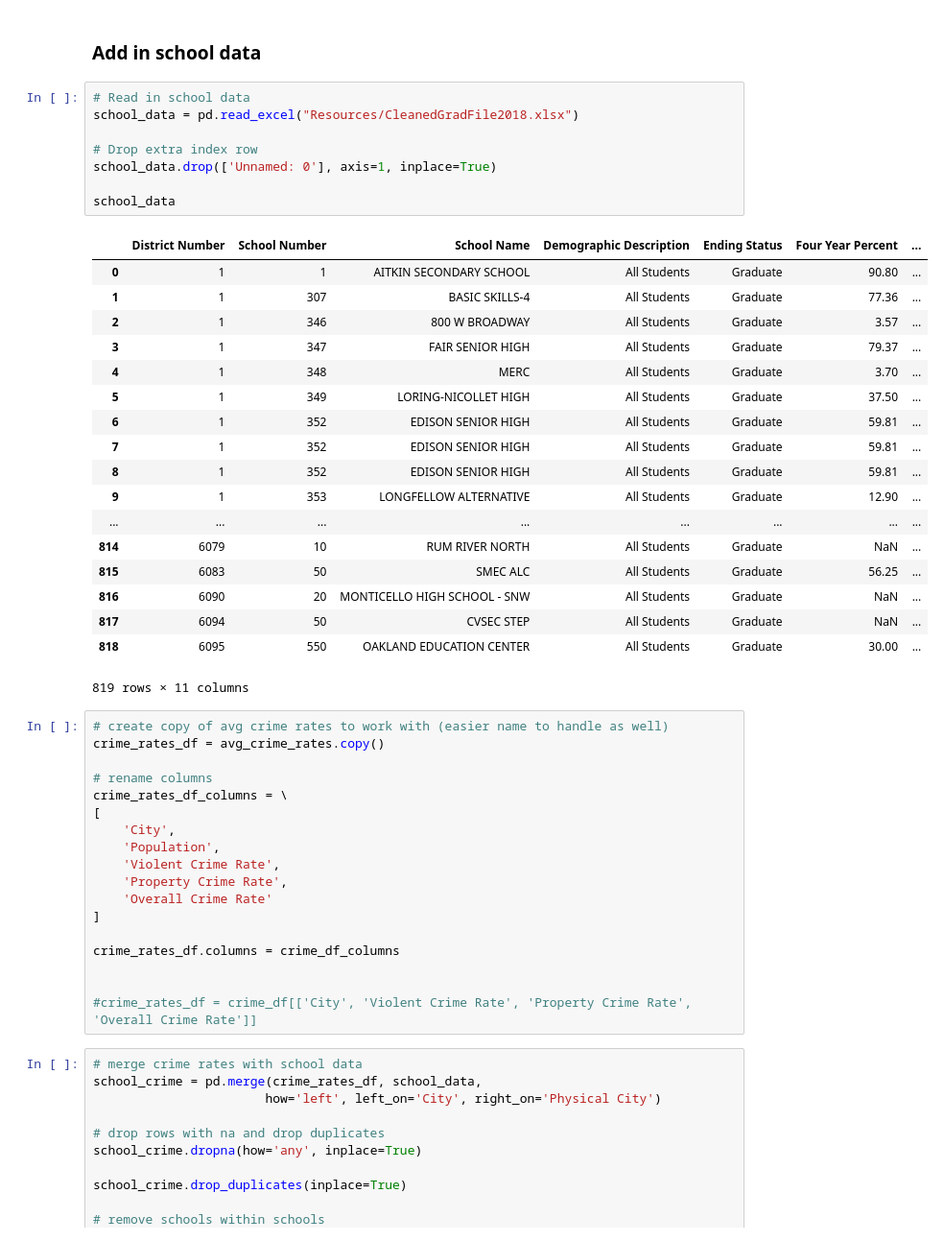
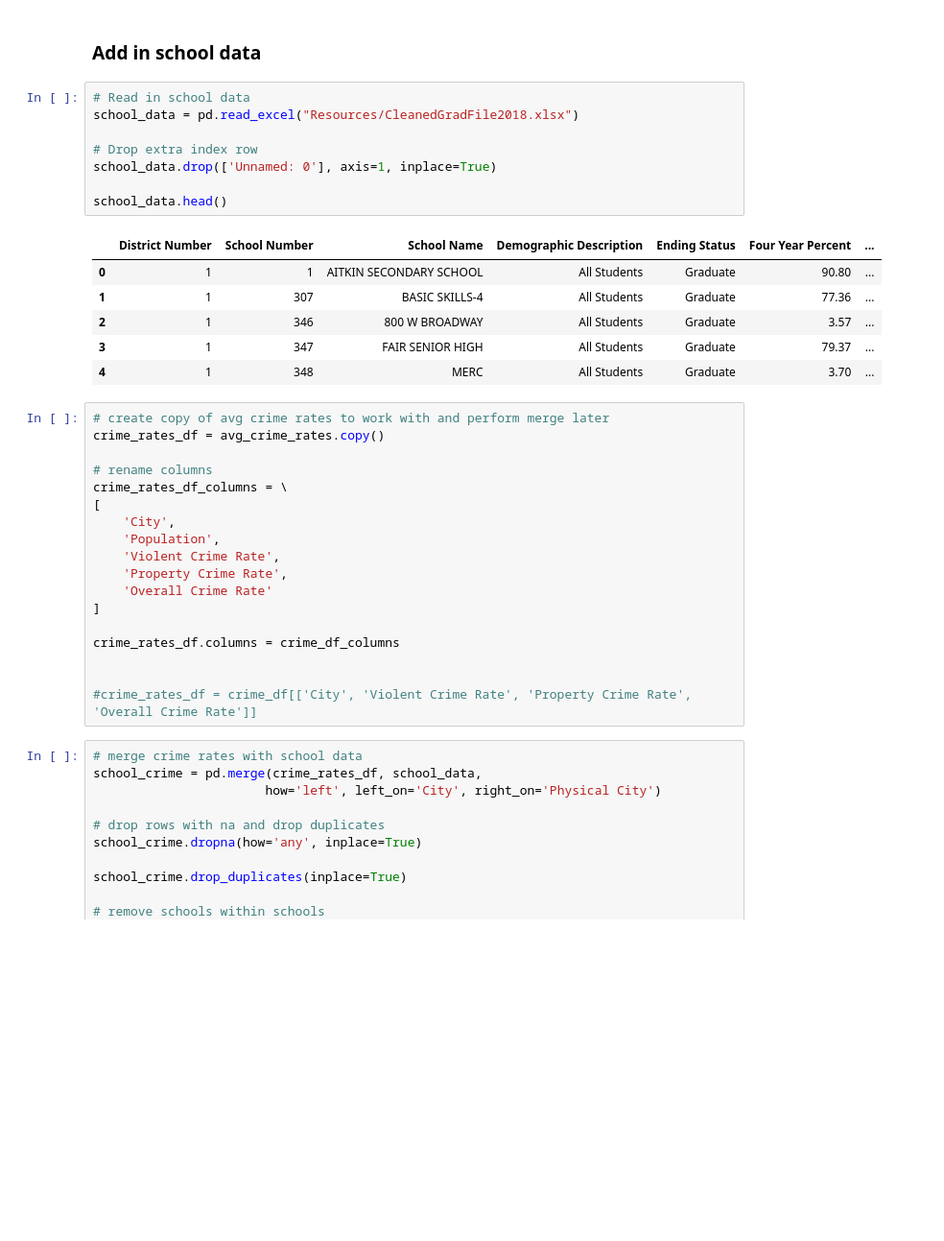
Before and after one commit to alvern/Group_Project_Grad_Rates, a Jupyter notebook: Jack_Notebook.ipynb, the cells around one changed output. Shown at 96% size. Saved outputs shown, nothing was run; the diff lists cells and outputs as text; blank space fills up the shorter version.

```diff
--- a/Jack_Notebook.ipynb
+++ b/Jack_Notebook.ipynb
@@ -186,32 +187,20 @@ avg_crime_rates.Agency = agency_list
 # %%
 # Read in school data
 school_data = pd.read_excel("Resources/CleanedGradFile2018.xlsx")
 
 # Drop extra index row
 school_data.drop(['Unnamed: 0'], axis=1, inplace=True)
 
-school_data
+school_data.head()
 # %% [output]
 |  | District Number | School Number | School Name | Demographic Description | Ending Status | Four Year Percent | ... |
 | 0 | 1 | 1 | AITKIN SECONDARY SCHOOL | All Students | Graduate | 90.80 | ... |
 | 1 | 1 | 307 | BASIC SKILLS-4 | All Students | Graduate | 77.36 | ... |
 | 2 | 1 | 346 | 800 W BROADWAY | All Students | Graduate | 3.57 | ... |
 | 3 | 1 | 347 | FAIR SENIOR HIGH | All Students | Graduate | 79.37 | ... |
 | 4 | 1 | 348 | MERC | All Students | Graduate | 3.70 | ... |
-| 5 | 1 | 349 | LORING-NICOLLET HIGH | All Students | Graduate | 37.50 | ... |
-| 6 | 1 | 352 | EDISON SENIOR HIGH | All Students | Graduate | 59.81 | ... |
-| 7 | 1 | 352 | EDISON SENIOR HIGH | All Students | Graduate | 59.81 | ... |
-| 8 | 1 | 352 | EDISON SENIOR HIGH | All Students | Graduate | 59.81 | ... |
-| 9 | 1 | 353 | LONGFELLOW ALTERNATIVE | All Students | Graduate | 12.90 | ... |
-| ... | ... | ... | ... | ... | ... | ... | ... |
-| 814 | 6079 | 10 | RUM RIVER NORTH | All Students | Graduate | NaN | ... |
-| 815 | 6083 | 50 | SMEC ALC | All Students | Graduate | 56.25 | ... |
-| 816 | 6090 | 20 | MONTICELLO HIGH SCHOOL - SNW | All Students | Graduate | NaN | ... |
-| 817 | 6094 | 50 | CVSEC STEP | All Students | Graduate | NaN | ... |
-| 818 | 6095 | 550 | OAKLAND EDUCATION CENTER | All Students | Graduate | 30.00 | ... |
-819 rows × 11 columns
 # %%
-# create copy of avg crime rates to work with (easier name to handle as well)
+# create copy of avg crime rates to work with and perform merge later
 crime_rates_df = avg_crime_rates.copy()
 
 # rename columns
```
Also changed, not shown: parts of 4 cells of this notebook.
